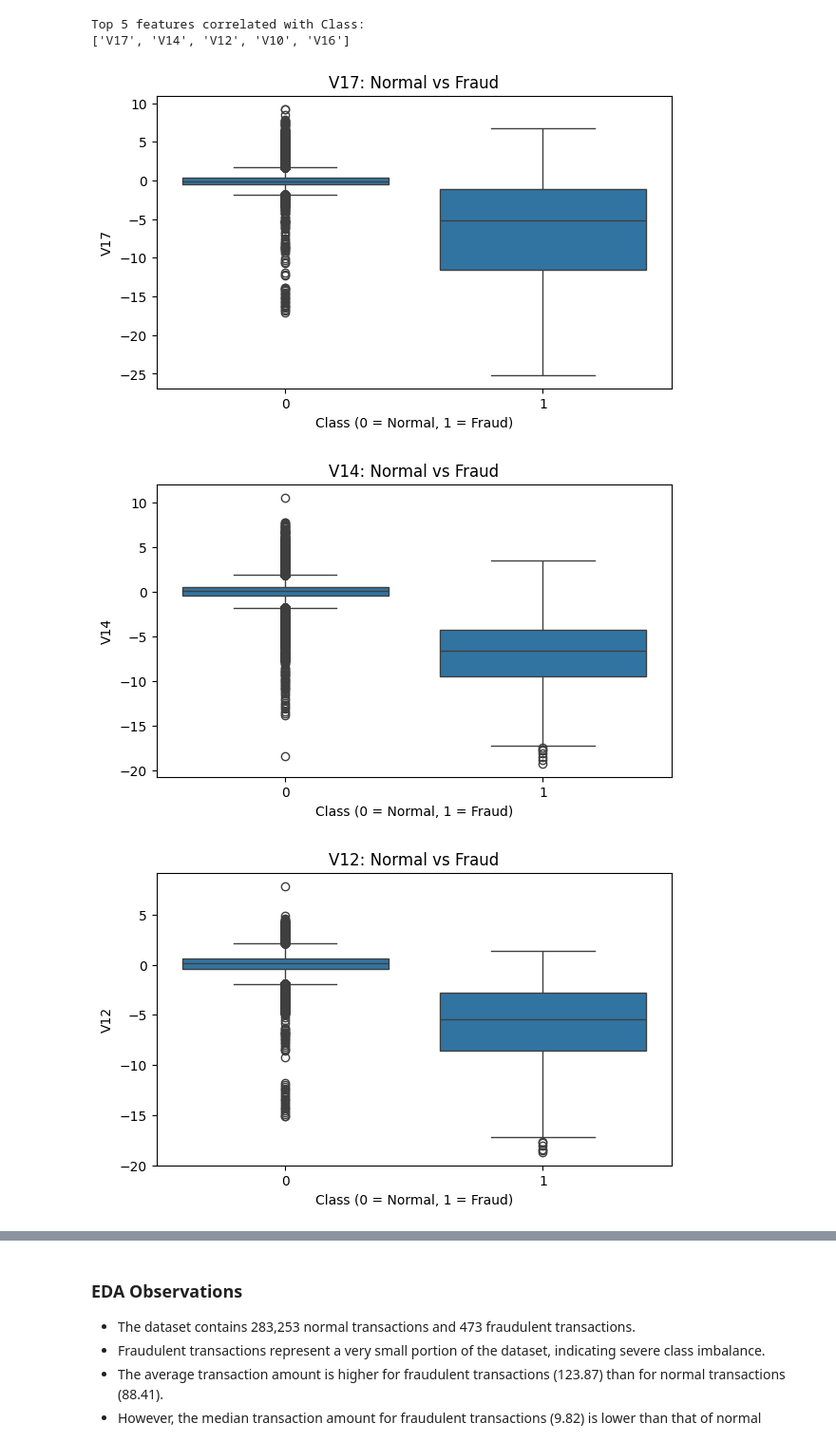
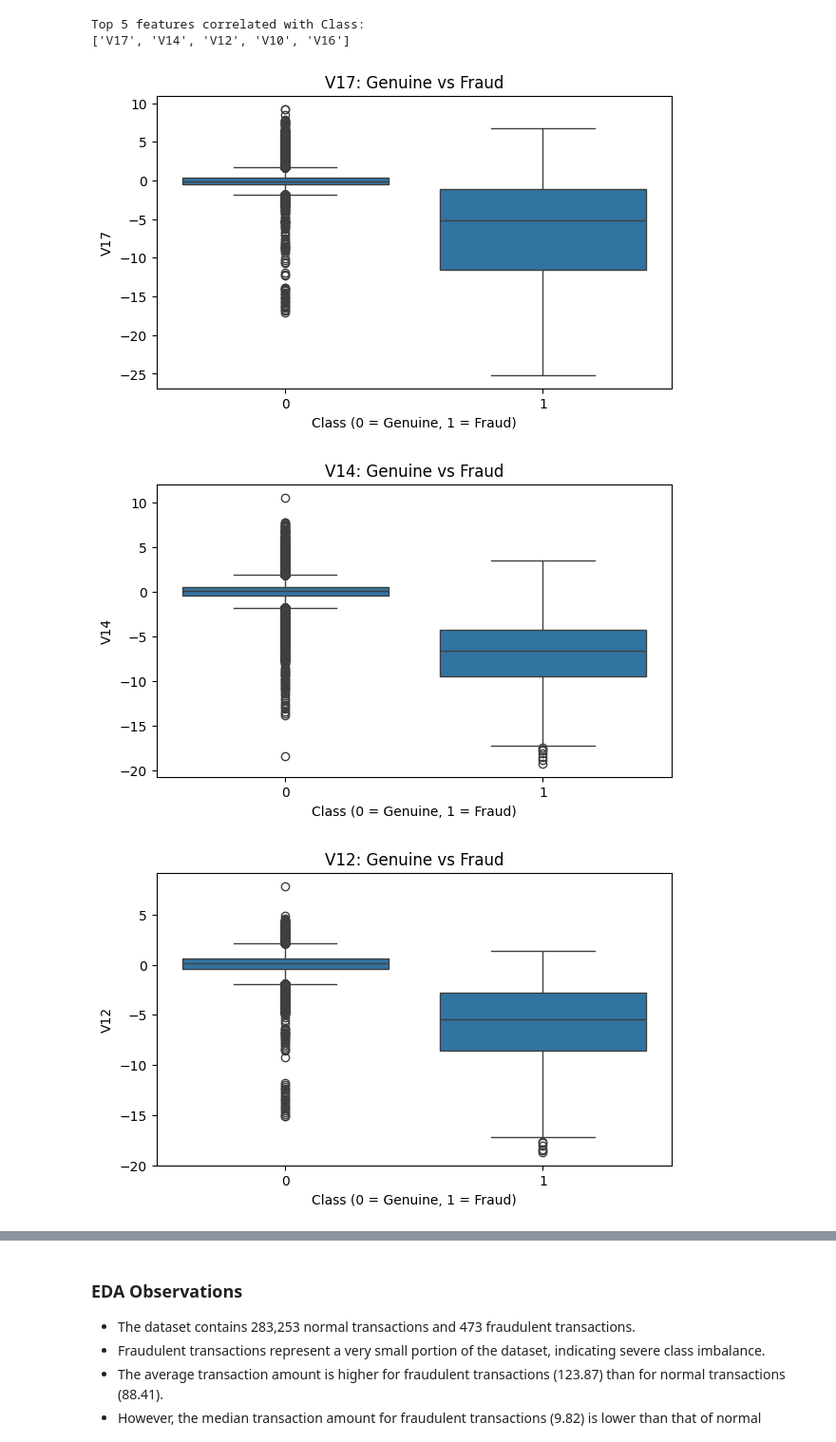
Before and after one commit to SarVibe/SE4050_Deep-Learning_Assignment, a Jupyter notebook: notebooks/Credit_Card_Fraud_Detection.ipynb, the cells around one changed output, grey strips where cells are left out. Shown at 95% size. Drawn from its saved outputs; the diff is of its cells as text; code cells hidden in the pictures.

```diff
--- a/notebooks/Credit_Card_Fraud_Detection.ipynb
+++ b/notebooks/Credit_Card_Fraud_Detection.ipynb
@@ -498,8 +461,8 @@ for feature in selected_features:
         y=feature
     )
 
-    plt.title(f'{feature}: Normal vs Fraud')
-    plt.xlabel('Class (0 = Normal, 1 = Fraud)')
+    plt.title(f'{feature}: Genuine vs Fraud')
+    plt.xlabel('Class (0 = Genuine, 1 = Fraud)')
     plt.ylabel(feature)
 
     plt.show()
@@ -565,19 +528,19 @@ Top 5 features correlated with Class:
 # %%
 for feature in top_features:
     plt.figure(figsize=(7, 4))
 
     sns.boxplot(
         data=df_clean,
         x='Class',
         y=feature
     )
 
-    plt.title(f'{feature}: Normal vs Fraud')
-    plt.xlabel('Class (0 = Normal, 1 = Fraud)')
+    plt.title(f'{feature}: Genuine vs Fraud')
+    plt.xlabel('Class (0 = Genuine, 1 = Fraud)')
     plt.ylabel(feature)
 
     plt.show()
 # %% [output]
-[figure, old version]
+[figure, new version]
-[figure, old version]
+[figure, new version]
-[figure, old version]
+[figure, new version]
```
Also changed, not shown: parts of 27 cells of this notebook.
